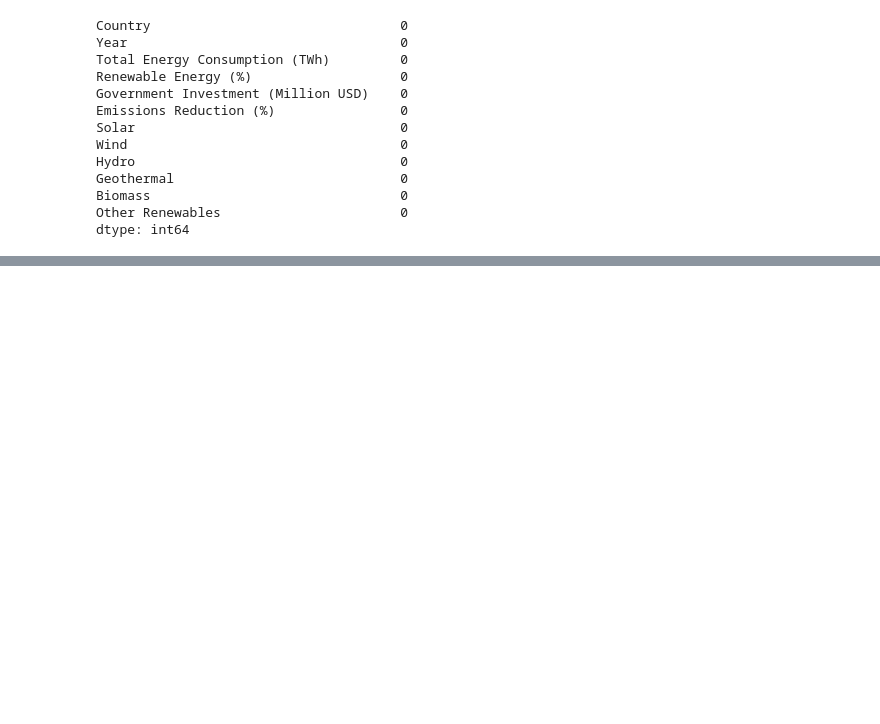
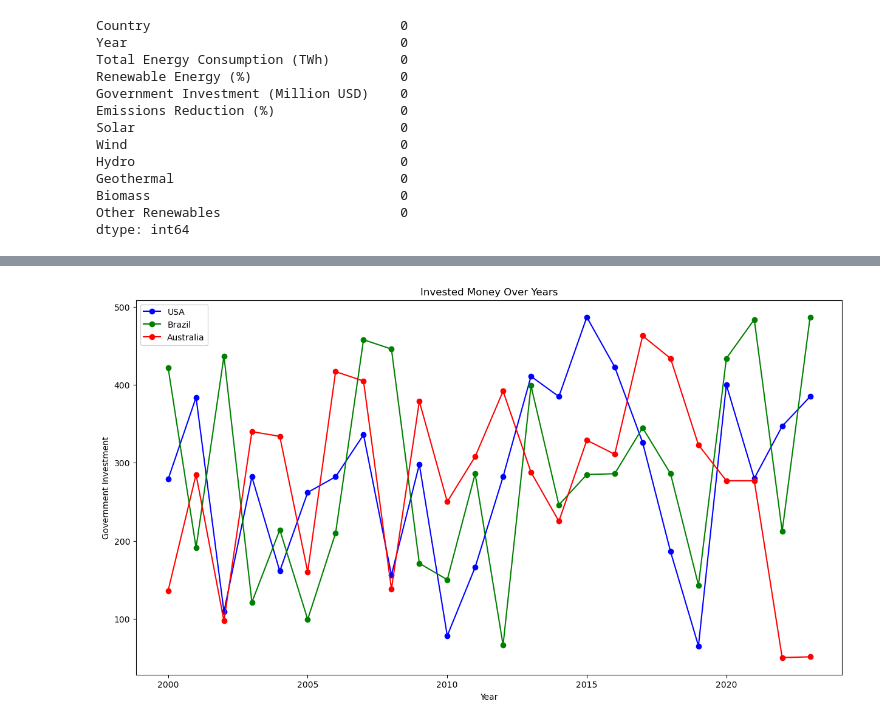
Before and after one commit to KunterC/Renewable_Energy_Data, a Jupyter notebook: Analysis.ipynb, the cells around one changed output, grey strips where cells are left out. Saved outputs shown, nothing was run; the diff lists cells and outputs as text; code cells hidden in the pictures; blank space fills up the shorter version.

```diff
--- a/Analysis.ipynb
+++ b/Analysis.ipynb
@@ -220,0 +285,15 @@ plt.show()
+# %%
+brazil_data = energy_df[energy_df["Country"] == "Brazil"] #data for Brazil
+australia_data = energy_df[energy_df["Country"] == "Australia"] #data for South Africa
+
+plt.figure(figsize=(15, 8)) #greates figure of size 15 to 6 to plot government investments over years 2000-2023
+plt.plot(usa_data["Year"], usa_data["Government Investment (Million USD)"], marker="o", color="blue", label="USA") #plots line for usa
+plt.plot(brazil_data["Year"], brazil_data["Government Investment (Million USD)"], marker="o", color="green", label="Brazil") #plots line for brazil
+plt.plot(australia_data["Year"], australia_data["Government Investment (Million USD)"], marker="o", color="red", label="Australia") #plots line for south africa
+plt.title("Invested Money Over Years") #title for graph
+plt.xlabel("Year") #x axis label
+plt.ylabel("Government Investment")#y axis label
+plt.legend() #legent to seperate countries with colours
+plt.show() #shows it
+# %% [output]
+[figure, added]
```
Also changed, not shown: parts of 25 cells of this notebook, 1 other file.
